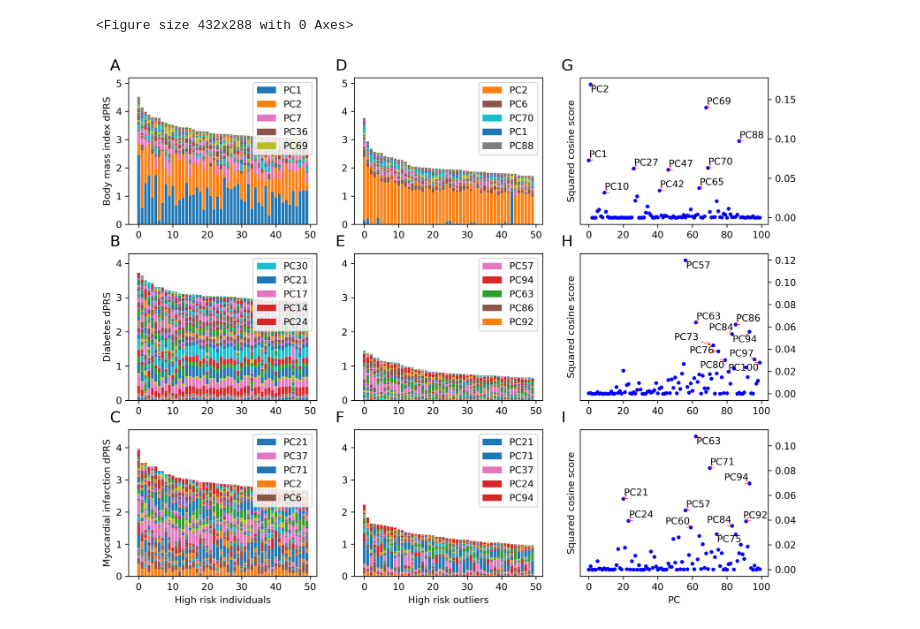
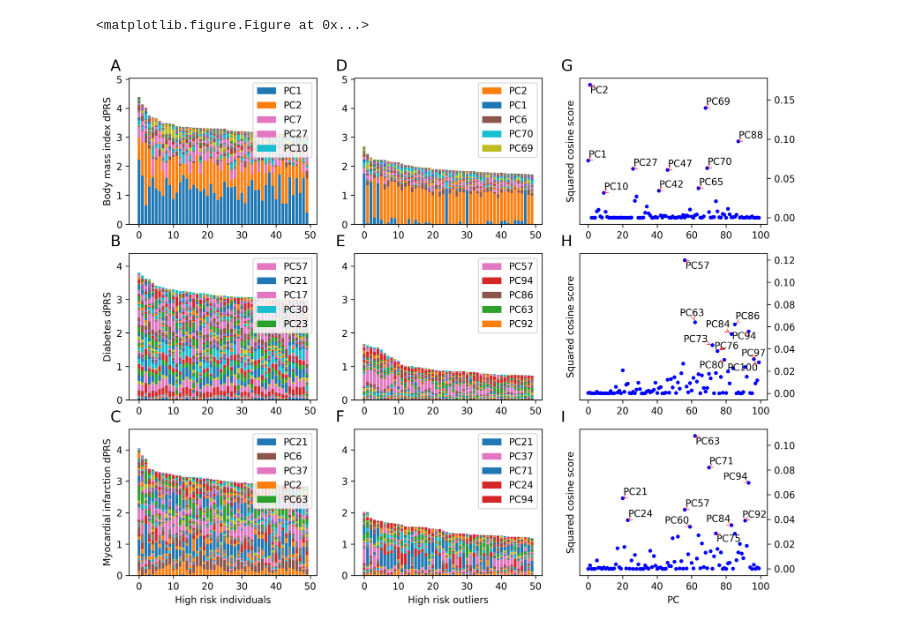
Before and after one commit to rivas-lab/degas-risk, a Jupyter notebook: figures/Figure3-Painting-Risk.ipynb, the cells around one changed output. Drawn from its saved outputs; the diff is of its cells as text; code cells hidden in the pictures.

```diff
--- a/figures/Figure3-Painting-Risk.ipynb
+++ b/figures/Figure3-Painting-Risk.ipynb
@@ -10,6 +9,3 @@ import matplotlib
-# %%
-# Then, "ALWAYS use sans-serif fonts"
-matplotlib.rcParams['font.family'] = "sans-serif"
 # %%
 dataset='all_beta_center_p001_20190621_500PCs'
 
@@ -20,9 +16,12 @@ phe_codes=['INI21001','HC221','HC326']
 covariate=['age','sex']+['PC'+str(i+1) for i in range(4)]
 
 # load data
-z=np.load('/oak/stanford/groups/mrivas/projects/degas-risk/datasets/all_pop/tsvd/'+dataset+'.npz', allow_pickle = True)
-scores=pd.read_csv('/oak/stanford/groups/mrivas/projects/degas-risk/scorefiles/'+dataset+'.sscore',
-                     index_col='#IID',sep = "\t")
+z=np.load('/oak/stanford/groups/mrivas/projects/degas-risk/datasets/all_pop/tsvd/'+
+           dataset+'.npz',
+          allow_pickle = True)
+scores=pd.read_csv('/oak/stanford/groups/mrivas/projects/degas-risk/scorefiles/'+
+                    dataset+'.sscore',
+                   index_col='#IID',sep = "\t")
 phenos=pd.read_csv('/oak/stanford/groups/mrivas/ukbb24983/phenotypedata/master_phe/master.phe',
                      usecols=['IID']+phe_codes+covariate,
                      index_col='IID',
@@ -30,13 +29,11 @@ phenos=pd.read_csv('/oak/stanford/groups/mrivas/ukbb24983/phenotypedata/master_p
 npc=100 # z['D'].shape[0]
 
 # analysis populations
-wbr=set(pd.read_csv('/oak/stanford/groups/mrivas/ukbb24983/sqc/population_stratification_w24983_20190411/'+
-                      'ukb24983_white_british.phe', sep = "\t").iloc[:,0].tolist())
-nbw=set(pd.read_csv('/oak/stanford/groups/mrivas/ukbb24983/sqc/population_stratification_w24983_20190411/'+
-                      'ukb24983_non_british_white.phe', sep = "\t").iloc[:,0].tolist())
+val=set(pd.read_table('/oak/stanford/groups/mrivas/projects/degas-risk/population-split/'+
+                      'ukb24983_white_british_valid.phe').iloc[:,0].tolist())
 
 # phenotype names
-with open('/oak/stanford/groups/mrivas/users/magu/repos/rivas-lab/ukbb-tools/05_gbe/icdinfo.txt','r') as f:
+with open('../../ukbb-tools/05_gbe/icdinfo.txt','r') as f:
     code_to_name = {line.split()[0]:line.split()[2].replace('_',' ').split('(')[0].capitalize() for line in f}
 
 # program some special cases
@@ -55,7 +52,7 @@ for ix,phe_code in enumerate(phe_codes):
         plots[(width*ix)+ix2]=plt.subplot(len(phe_codes), width, width*ix + ix2 + 1)
     # scores and phenotypes
     phe_name=code_to_name[phe_code]
-    df=phenos.loc[nbw,[phe_code]+covariate].dropna().merge(scores, left_index=True, right_index=True)
+    df=phenos.loc[val,[phe_code]+covariate].dropna().merge(scores, left_index=True, right_index=True)
     n=df.shape[0]
     weights=z['V'][np.where(z['label_phe_code'] == phe_code),:].flatten()[:npc]
     df['SCORE']=zscore(df[score_pcs].dot(weights))
@@ -103,32 +100,32 @@ for ix,phe_code in enumerate(phe_codes):
     # axis labels and such
     plots[(width*ix)+1].set_ylim(0, 1.15*df['SCORE'].max())
     top5pc=np.argsort(df.loc[outliers,'SCORE'].dot(df.loc[outliers,profl_pcs])[:npc])[-5:][::-1]
     plots[(width*ix)+1].legend([pc_plots[i] for i in top5pc], ['PC'+str(i+1) for i in top5pc])
 
     # (C): plot phenotype cosine score
     plots[(width*ix)+2].plot(np.arange(npc), weights**2/np.sum(weights**2), 'b.')
     plots[(width*ix)+2].set_ylabel('Squared cosine score')
     # add figure label, then label to PCs
     plots[(width*ix)+2].text(-.1, 1.05, chr((ix%len(phe_codes))+65+2*len(phe_codes)),
                              fontsize=16, transform=plots[(width*ix)+2].transAxes)
     adjust_text([plots[(width*ix)+2].text(pc,(weights**2/np.sum(weights**2))[pc],'PC{}'.format(pc+1))
                        for pc in np.argsort(weights**2)[-10:]],
                 arrowprops=dict(arrowstyle="->", color='r', lw=0.5))
     plots[(width*ix)+2].yaxis.tick_right()
 
     # add x axis labels to bottom
     if ix == len(phe_codes)-1:
         plots[(width*ix)+2].set_xlabel('PC')
         plots[(width*ix)+1].set_xlabel('High risk outliers')
         plots[(width*ix)].set_xlabel('High risk {}'.format('individuals' if is_bin else 'individuals'))
 
     # and figure labels to this round of plots
     for ix2 in range(width-1):
         plots[(width*ix)+ix2].text(-.1, 1.05, chr((ix%len(phe_codes))+65+ix2*len(phe_codes)),
                                    fontsize=16, transform=plots[(width*ix)+ix2].transAxes)
 
 plt.show()
 fig.savefig("fig3.pdf", bbox_inches='tight')
 # %% [output]
-<Figure size 432x288 with 0 Axes>
+<matplotlib.figure.Figure at 0x...>
-[figure, old version]
+[figure, new version]
```
Also changed, not shown: parts of 2 cells of this notebook, 5 other files.
